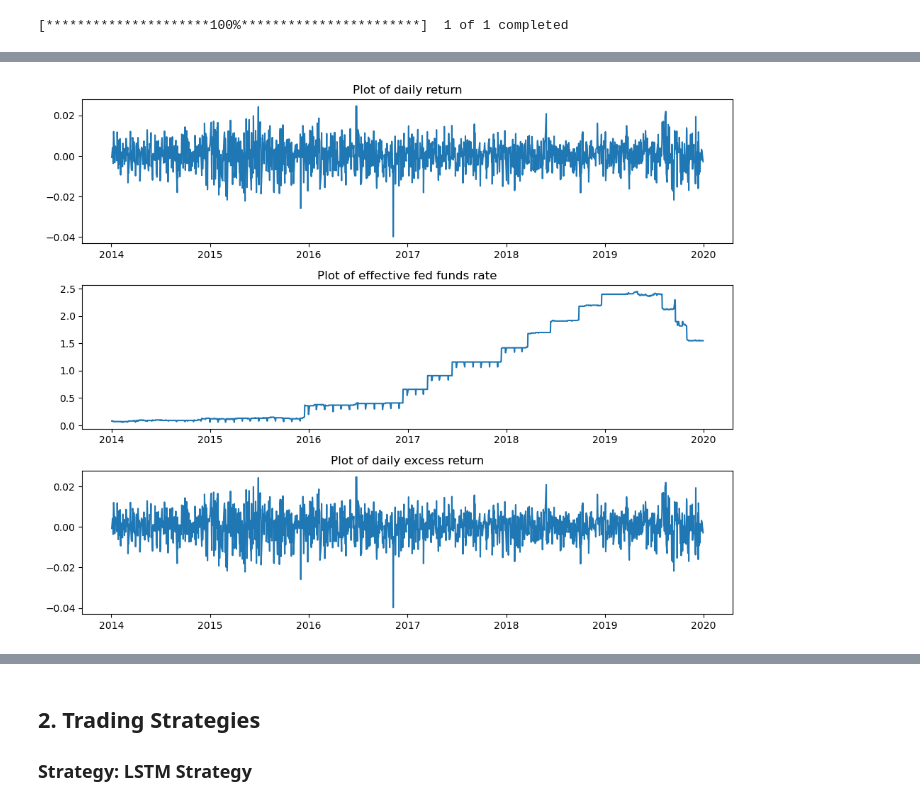
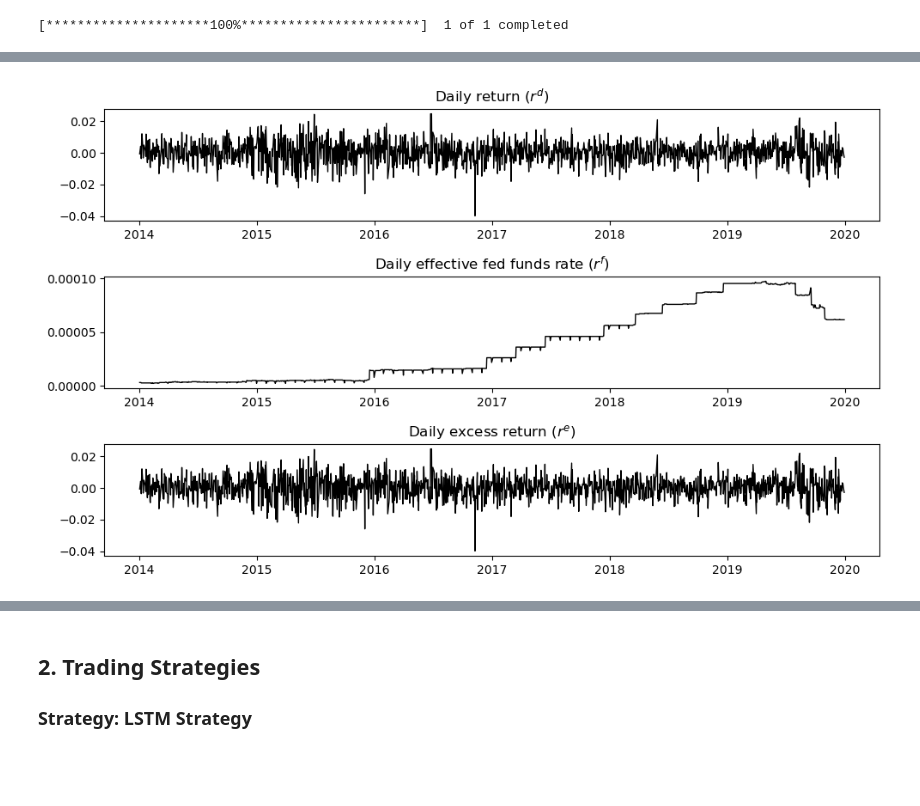
Before and after one commit to MC-Kangan/Algo_Trading_ETF_Trading_Strategy, a Jupyter notebook: LSTM_strategy.ipynb, the cells around one changed output, grey strips where cells are left out. Drawn from its saved outputs; the diff is of its cells as text; code cells hidden in the pictures; blank space fills up the shorter version.

```diff
--- a/LSTM_strategy.ipynb
+++ b/LSTM_strategy.ipynb
@@ -21,3 +16,9 @@ INITIAL_CAP = 200000
+# %%
+LEVERAGE = 10
+MAX_LEVERAGE = 10
+INITIAL_CAP = 200000
+TRAINSIZE = 0.7
+INCREASE_RF = False # Explore the situation when effr increase 150%
 # %% [markdown]
 ## 1. Time Series Prep
 
@@ -36,5 +37,13 @@ EFFR = web.DataReader('EFFR', 'fred', start_date, end_date).dropna().reset_index
 # The weekends are not tradings days and hence they are dropped. Otherwise, use forward fill method
 # Assuing the EFFR data to the same as the previous day
 df = pd.merge(left = ETF, right = EFFR, on = 'Date', how = 'left').ffill(axis = 0)
-
 df = df[['Date', 'Close', 'EFFR']]
+df['EFFR'] = pd.to_numeric(df['EFFR'], errors='coerce')
+# Adjust the annual risk-free rate to make it a daily rate
+if INCREASE_RF:
+    df['Daily_EFFR'] = df['EFFR']/(252*100) * 1.5
+else:
+    df['Daily_EFFR'] = df['EFFR']/(252*100)
+# Calculate the daily execess return per unit SPTL
+df['Daily_return'] = df['Close'].pct_change(1, fill_method='ffill')
+df['Daily_excess_return'] = df['Close'].pct_change(1, fill_method='ffill') - df['Daily_EFFR']
@@ -54,6 +49,0 @@ df.head()
-# %%
-# Calculate the daily execess return per unit SPTL
-df['Daily_return'] = df['Close'].pct_change(1, fill_method='ffill')
-df['Daily_excess_return'] = df['Close'].pct_change(1, fill_method='ffill') - df['Daily_EFFR']
-df['Daily_excess_leverage_return'] = df['Daily_excess_return'] * LEVERAGE
-df.iloc[196]
@@ -69,12 +50,12 @@ Name: 196, dtype: object
 # %%
-fig, ax = plt.subplots(3, 1, figsize = (10, 8))
+fig, ax = plt.subplots(3, 1, figsize = (10, 6))
 
-ax[0].plot(df['Date'], df['Daily_return'])
-ax[0].set_title('Plot of daily return')
-ax[1].plot(df['Date'], df['EFFR'])
-ax[1].set_title('Plot of effective fed funds rate')
-ax[2].plot(df['Date'], df['Daily_excess_return'])
-ax[2].set_title('Plot of daily excess return')
+ax[0].plot(df['Date'], df['Daily_return'], color = 'black', lw = 1)
+ax[0].set_title(r'Daily return ($r^d$)')
+ax[1].plot(df['Date'], df['Daily_EFFR'], color = 'black', lw = 1)
+ax[1].set_title(r'Daily effective fed funds rate ($r^f$)')
+ax[2].plot(df['Date'], df['Daily_excess_return'], color = 'black', lw = 1)
+ax[2].set_title(r'Daily excess return ($r^e$)')
 plt.tight_layout()
 # %% [output]
-[figure, old version]
+[figure, new version]
```
Also changed, not shown: parts of 27 cells of this notebook, 7 other files.
